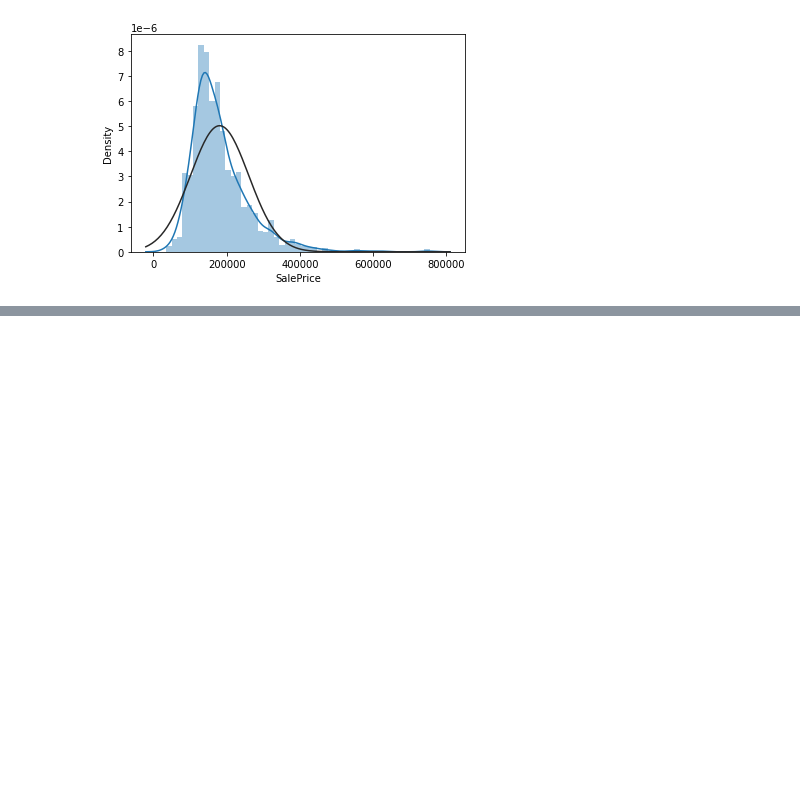
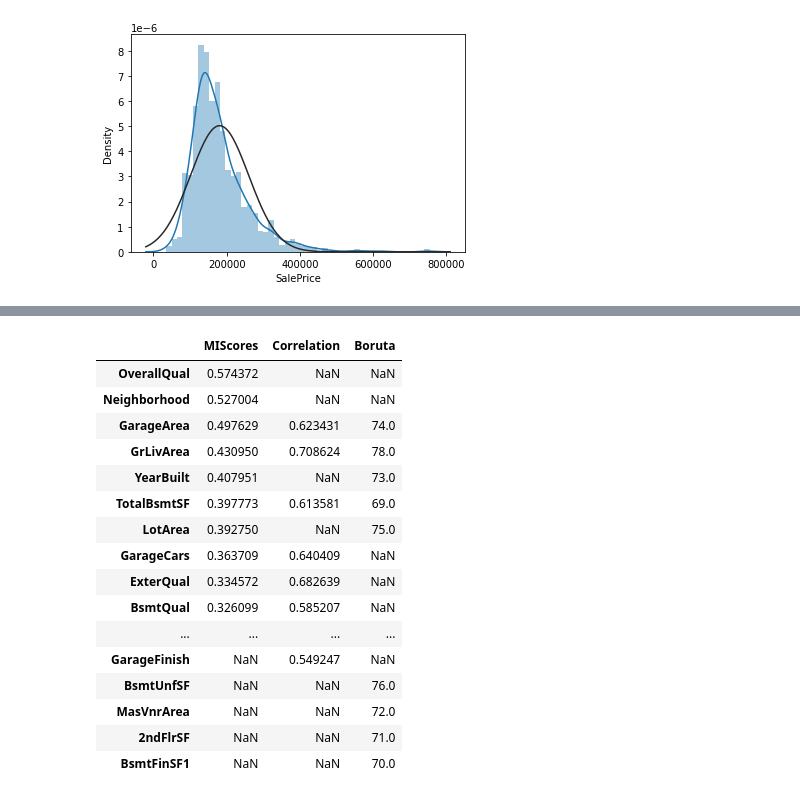
Before and after one commit to lustraka/Predict_Ames_House_Prices, a Jupyter notebook: collab/Ames-Housing-EDA.ipynb, the cells around one changed output, grey strips where cells are left out. Saved outputs shown, nothing was run; the diff lists cells and outputs as text; code cells hidden in the pictures; blank space fills up the shorter version.

```diff
--- a/collab/Ames-Housing-EDA.ipynb
+++ b/collab/Ames-Housing-EDA.ipynb
@@ -350,0 +382,9 @@ Kurtosis (flatness):    6.53628
+# %%
+# Calculate Mutual Information Regression
+from sklearn.feature_selection import mutual_info_regression
+# All dicreate features should now have integer dtypes
+discrete_features = [pd.api.types.is_integer_dtype(t) for t in X.dtypes]
+mi_scores = mutual_info_regression(X, y, discrete_features=discrete_features)
+mi_scores = pd.Series(mi_scores, name='MIScores', index=X.columns)
+mi_scores = mi_scores.sort_values(ascending=False)
+mi_scores[:10]
@@ -350,0 +403,5 @@ Kurtosis (flatness):    6.53628
+# %%
+# Compute correlation
+corr_X_y = X.corrwith(y).abs().sort_values(ascending=False)
+corr_X_y = pd.Series(corr_X_y, name='Correlation')
+corr_X_y[:10]
@@ -350,0 +431,10 @@ Kurtosis (flatness):    6.53628
+# %%
+clf = RandomForestClassifier(n_jobs=-1, class_weight='balanced', max_depth=5)
+clf.fit(X, y)
+
+# Define Boruta feature selection method
+feat_selector = BorutaPy(clf, n_estimators='auto', verbose=0, random_state=1)
+
+# Find all relevant features
+# NOTE BorutaPy accepts numpy arrays only, hence the .values attribute
+feat_selector.fit(X.values, y.values)
@@ -350,0 +474,6 @@ Kurtosis (flatness):    6.53628
+# %%
+# Use features accordning to rank
+boruta_rank = pd.Series(feat_selector.ranking_, index=X.columns, name='Boruta')
+boruta_rank =  80 - boruta_rank # Convert rank to score
+boruta_rank = boruta_rank.sort_values(ascending=False)
+boruta_rank[:10]
@@ -350,0 +492,22 @@ Kurtosis (flatness):    6.53628
+# %%
+# Report top features for next step
+top_features = pd.concat([mi_scores[:10], corr_X_y[:10], boruta_rank[:10]], axis=1)
+top_features
+# %% [output]
+|  | MIScores | Correlation | Boruta |
+| OverallQual | 0.574372 | NaN | NaN |
+| Neighborhood | 0.527004 | NaN | NaN |
+| GarageArea | 0.497629 | 0.623431 | 74.0 |
+| GrLivArea | 0.430950 | 0.708624 | 78.0 |
+| YearBuilt | 0.407951 | NaN | 73.0 |
+| TotalBsmtSF | 0.397773 | 0.613581 | 69.0 |
+| LotArea | 0.392750 | NaN | 75.0 |
+| GarageCars | 0.363709 | 0.640409 | NaN |
+| ExterQual | 0.334572 | 0.682639 | NaN |
+| BsmtQual | 0.326099 | 0.585207 | NaN |
+| ... | ... | ... | ... |
+| GarageFinish | NaN | 0.549247 | NaN |
+| BsmtUnfSF | NaN | NaN | 76.0 |
+| MasVnrArea | NaN | NaN | 72.0 |
+| 2ndFlrSF | NaN | NaN | 71.0 |
+| BsmtFinSF1 | NaN | NaN | 70.0 |
```
Also changed, not shown: parts of 12 cells of this notebook.
